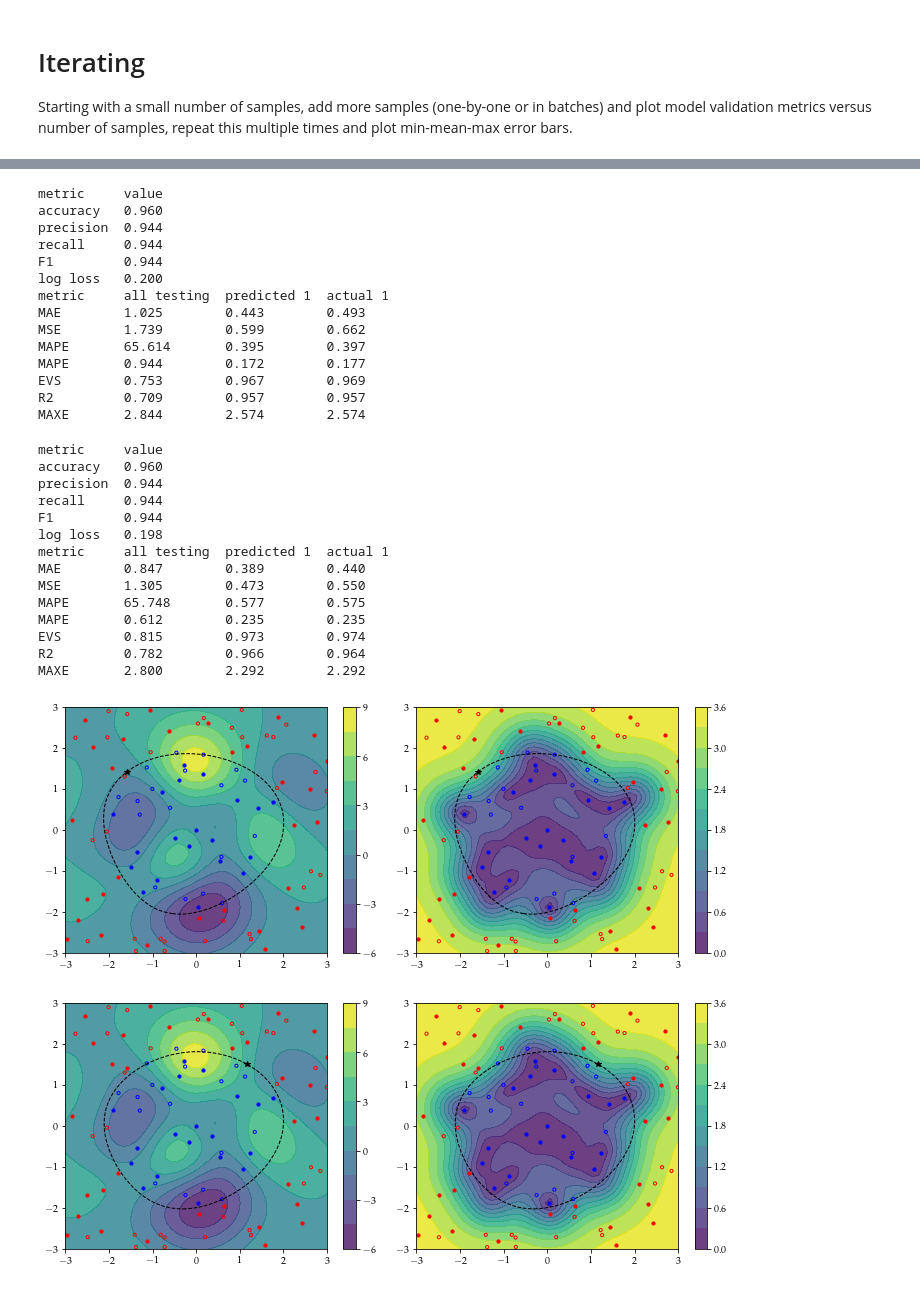
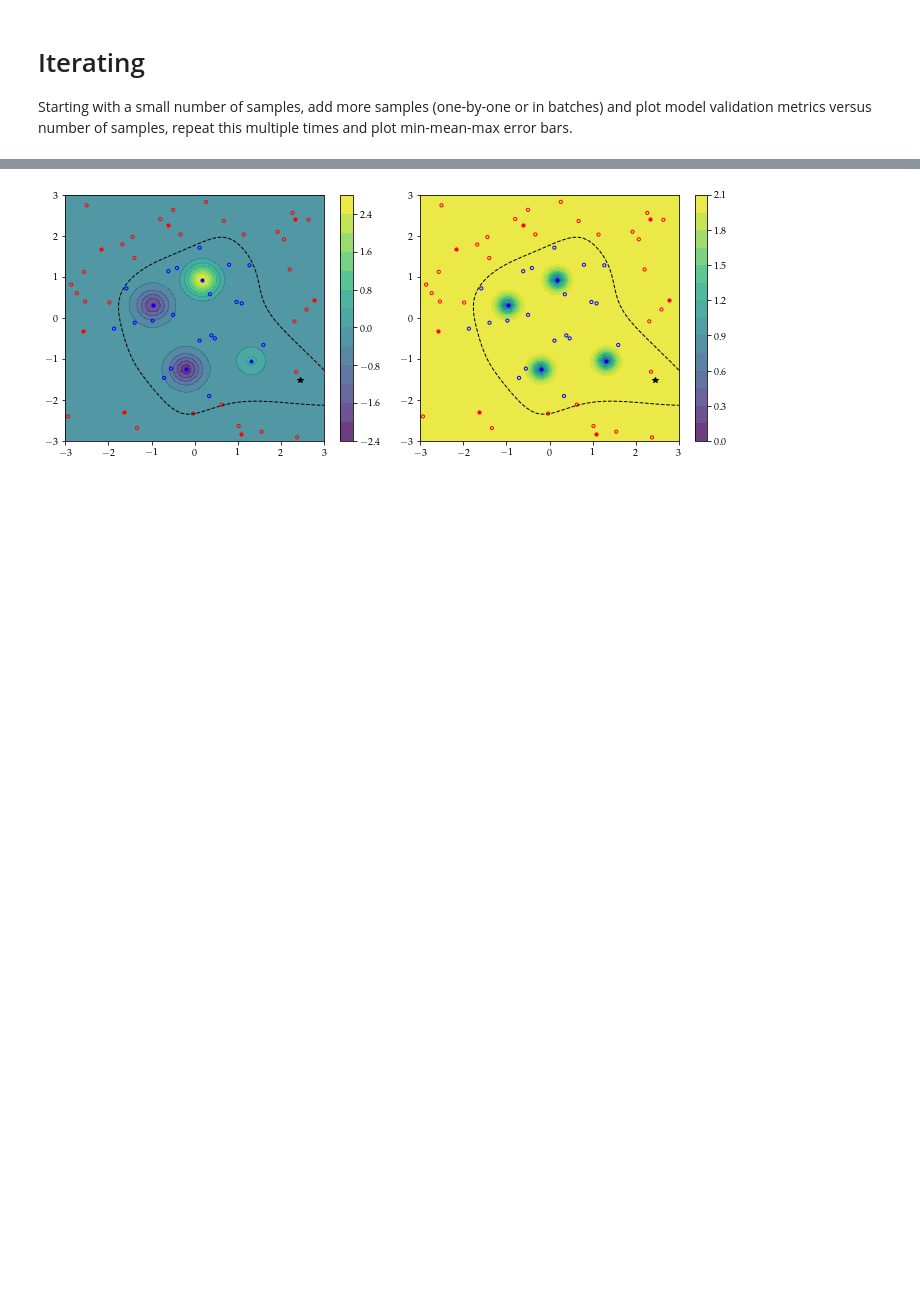
Before and after one commit to MGuo-Lab/oodx, a Jupyter notebook: notebooks/adaptive_sampling.ipynb, the cells around one changed output, grey strips where cells are left out. Cells and saved outputs as stored; diff of their text form; code cells hidden in the pictures; blank space fills up the shorter version.

```diff
--- a/notebooks/adaptive_sampling.ipynb
+++ b/notebooks/adaptive_sampling.ipynb
@@ -343,7 +328,7 @@ plt.tight_layout()
 
 Starting with a small number of samples, add more samples (one-by-one or in batches) and plot model validation metrics versus number of samples, repeat this multiple times and plot min-mean-max error bars.
 # %%
-n = 50    # number of samples
+n = 10    # number of samples
 space = [[-3.0, 3.0],[-3.0, 3.0]]  # input space
 
 dh = DataHandler()  # initialise DataHandler
@@ -374,4 +359,4 @@ classifier.fit(
     dh.t
 )
 
-validation_metrics(classifier, regressor, dh, tester)
+metrics = validation_metrics(classifier, regressor, dh, tester)
@@ -421,7 +391,8 @@ for i in range(5):
     classifier.fit(dh.x_, dh.t)
 
     # calculate validation metrics
-    validation_metrics(classifier, regressor, dh, tester)
+
+    metrics.extend(validation_metrics(classifier, regressor, dh, tester))
 
     # get new inputs
     ads = AdaptiveSampler(dh.space_, regressor, classifier)
@@ -433,5 +404,6 @@ for i in range(5):
     new_t = feas(new_x)
 
     # plot
-    plot_adaptive_gp(dh, tester, regressor, classifier, new_x)
+    if i % 5 == 0:
+        plot_adaptive_gp(dh, tester, regressor, classifier, new_x)
 # %% [output]
@@ -480,30 +410 @@ MAXE       2.972        2.297        2.297
-metric     value
-accuracy   0.960
-precision  0.944
-recall     0.944
-F1         0.944
-log loss   0.200
-metric     all testing  predicted 1  actual 1
-MAE        1.025        0.443        0.493
-MSE        1.739        0.599        0.662
-MAPE       65.614       0.395        0.397
-MAPE       0.944        0.172        0.177
-EVS        0.753        0.967        0.969
-R2         0.709        0.957        0.957
-MAXE       2.844        2.574        2.574
-metric     value
-accuracy   0.960
-precision  0.944
-recall     0.944
-F1         0.944
-log loss   0.198
-metric     all testing  predicted 1  actual 1
-MAE        0.847        0.389        0.440
-MSE        1.305        0.473        0.550
-MAPE       65.748       0.577        0.575
-MAPE       0.612        0.235        0.235
-EVS        0.815        0.973        0.974
-R2         0.782        0.966        0.964
-MAXE       2.800        2.292        2.292
-[figure, old version]
+[figure, new version]
-[figure, removed]
```
Also changed, not shown: parts of 13 cells of this notebook.
